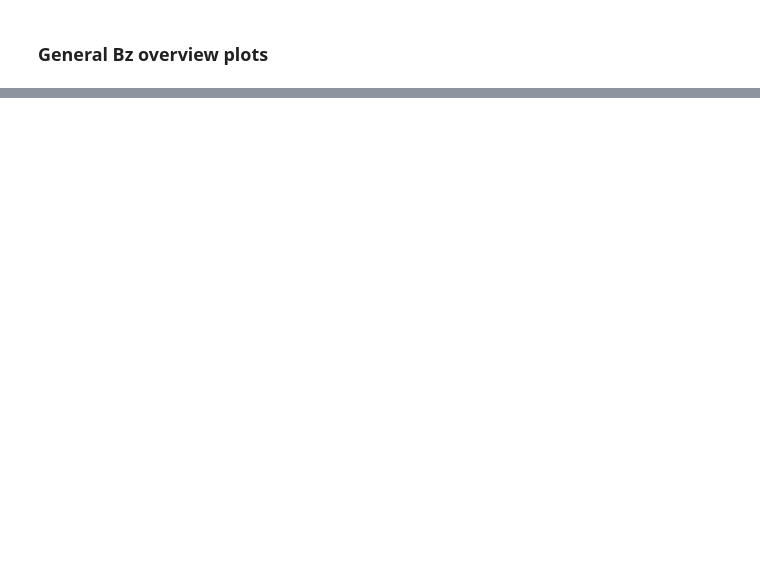
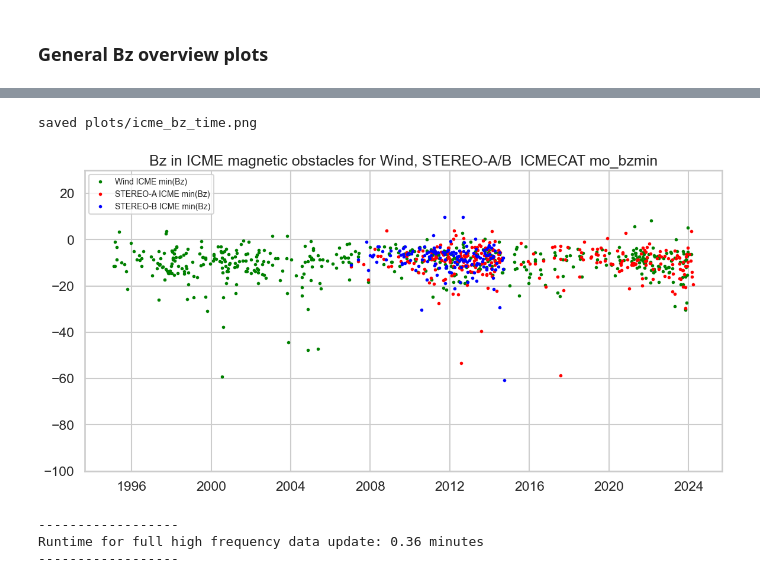
Before and after one commit to cmoestl/mfpred, a Jupyter notebook: mfrpred_deploy.ipynb, the cells around one changed output, grey strips where cells are left out. Saved outputs shown, nothing was run; the diff lists cells and outputs as text; code cells hidden in the pictures; blank space fills up the shorter version.

```diff
--- a/mfrpred_deploy.ipynb
+++ b/mfrpred_deploy.ipynb
@@ -223,0 +311,37 @@ RandomForestRegressor(max_depth=5, min_samples_split=4, n_estimators=300)
+# %%
+##plot for minimum Bz vs time
+
+sns.set_context("talk")
+sns.set_style('whitegrid')
+
+fig=plt.figure(figsize=(12,6),dpi=100)
+ax1 = plt.subplot(111)
+
+ax1.plot(ic['icme_start_time'][wini],ic['mo_bzmin'][wini],'og',markersize=3,label='Wind ICME min(Bz)')
+ax1.plot(ic['icme_start_time'][stai],ic['mo_bzmin'][stai],'or',markersize=3,label='STEREO-A ICME min(Bz)')
+ax1.plot(ic['icme_start_time'][stbi],ic['mo_bzmin'][stbi],'ob',markersize=3,label='STEREO-B ICME min(Bz)')
+ax1.set_ylim(-100,30)
+plt.legend(fontsize=10,loc=2)
+plt.tight_layout()
+plt.title('Bz in ICME magnetic obstacles for Wind, STEREO-A/B  ICMECAT mo_bzmin')
+plt.savefig('plots/icme_bz_time.png')
+
+
+print()
+print('saved plots/icme_bz_time.png')
+print()
+print()
+# %% [output]
+saved plots/icme_bz_time.png
+[figure, added]
+# %%
+t1all = time.time()
+
+print(' ')
+print('------------------')
+print('Runtime for full high frequency data update:', np.round((t1all-t0all)/60,2), 'minutes')
+print('------------------')
+# %% [output]
+------------------
+Runtime for full high frequency data update: 0.36 minutes
+------------------
```
Also changed, not shown: parts of 10 cells of this notebook, 2 other files.
